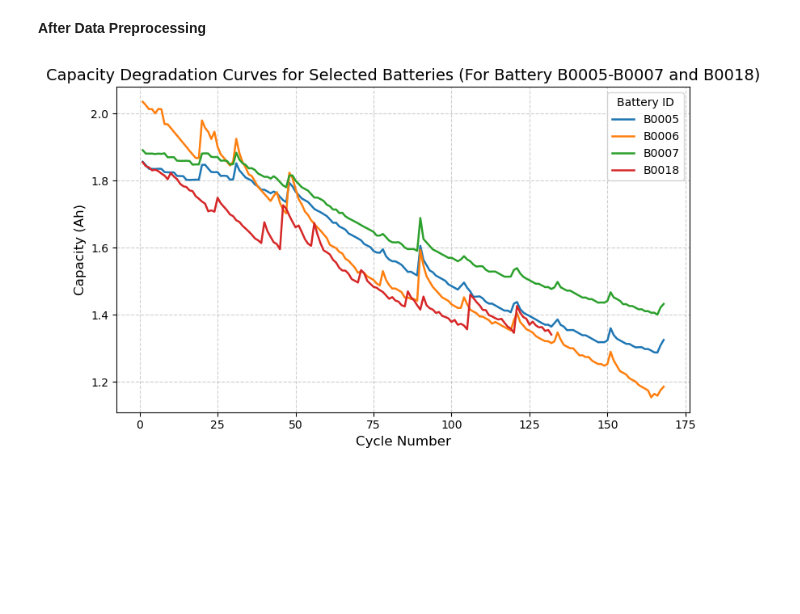
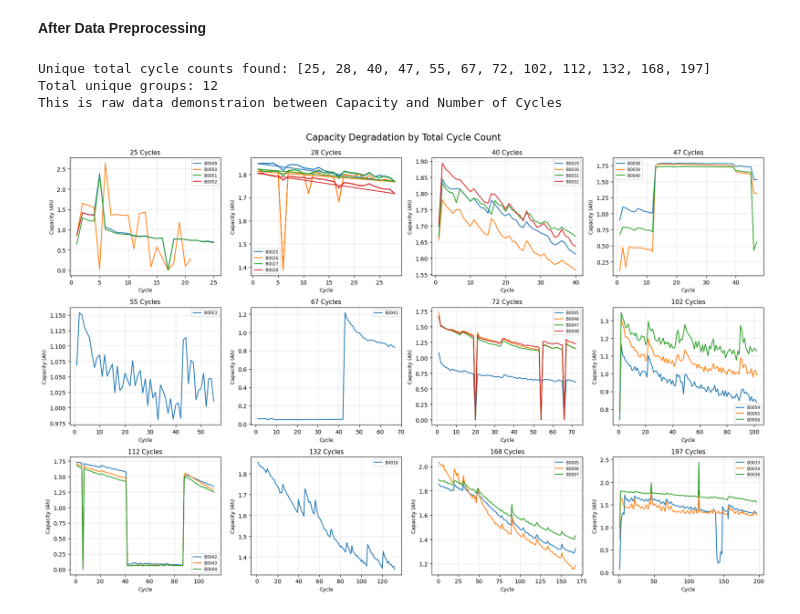
Before and after one commit to S-lijun/ESE5971-Project, a Jupyter notebook: Experiments.ipynb, the cells around one changed output. Cells and saved outputs as stored; diff of their text form; code cells hidden in the pictures; blank space fills up the shorter version.

```diff
--- a/Experiments.ipynb
+++ b/Experiments.ipynb
@@ -1,29 +155,54 @@
 # %% [markdown]
 **After Data Preprocessing**
-# %%
-import pandas as pd
-import matplotlib.pyplot as plt
-
-# Load dataset
-path = r"C:\Users\lijun\Downloads\ESE5971-Project\Data\battery_cycles_summary.csv"
-df = pd.read_csv(path)
-
-# Select the specific batteries
-selected_batteries = ["B0005", "B0006", "B0007", "B0018"]
-
-plt.figure(figsize=(8, 5))
-
-# Plot each selected battery
-for battery in selected_batteries:
-    subset = df[df["battery"] == battery].sort_values("cycle")
-    plt.plot(subset["cycle"], subset["capacity_Ah"], label=battery, linewidth=1.8)
-
-plt.xlabel("Cycle Number", fontsize=12)
-plt.ylabel("Capacity (Ah)", fontsize=12)
-plt.title("Capacity Degradation Curves for Selected Batteries (For Battery B0005-B0007 and B0018)", fontsize=14)
-plt.legend(title="Battery ID", fontsize=10)
-plt.grid(True, linestyle="--", alpha=0.6)
-plt.tight_layout()
-plt.show()
-# %% [output]
-[figure, removed]
+# %%
+import pandas as pd
+import matplotlib.pyplot as plt
+
+# === Load your processed dataset ===
+df = pd.read_csv("Data/battery_cycles_summary.csv")
+
+# === Compute total number of cycles per battery ===
+cycle_counts = df.groupby("battery")["cycle"].max()
+
+# === Get all unique cycle counts (sorted ascending) ===
+unique_cycles = sorted(cycle_counts.unique())
+print(f"Unique total cycle counts found: {unique_cycles}")
+print(f"Total unique groups: {len(unique_cycles)}")
+print("This is raw data demonstraion between Capacity and Number of Cycles")
+
+# === Group batteries by their total cycle count ===
+groups = {}
+for battery, count in cycle_counts.items():
+    groups.setdefault(count, []).append(battery)
+
+# === Create a 3×4 subplot grid ===
+fig, axes = plt.subplots(3, 4, figsize=(18, 12))
+axes = axes.flatten()
+
+# === Plot each group in one subplot ===
+for i, total_cycle in enumerate(unique_cycles):
+    ax = axes[i]
+    batteries = groups[total_cycle]
+
+    for b in batteries:
+        sub = df[df["battery"] == b]
+        ax.plot(sub["cycle"], sub["capacity_Ah"], label=b)
+
+    ax.set_title(f"{total_cycle} Cycles", fontsize=11)
+    ax.set_xlabel("Cycle", fontsize=9)
+    ax.set_ylabel("Capacity (Ah)", fontsize=9)
+    ax.grid(alpha=0.3)
+    ax.legend(fontsize=7)
+
+# === Hide any empty subplots (if <12 groups) ===
+for j in range(len(unique_cycles), len(axes)):
+    fig.delaxes(axes[j])
+
+plt.suptitle("Capacity Degradation by Total Cycle Count", fontsize=16, y=0.95)
+plt.tight_layout(rect=[0, 0, 1, 0.96])
+plt.show()
+# %% [output]
+Unique total cycle counts found: [25, 28, 40, 47, 55, 67, 72, 102, 112, 132, 168, 197]
+Total unique groups: 12
+This is raw data demonstraion between Capacity and Number of Cycles
+[figure, added]
```
Also changed, not shown: parts of 29 cells of this notebook, 4 other files.
